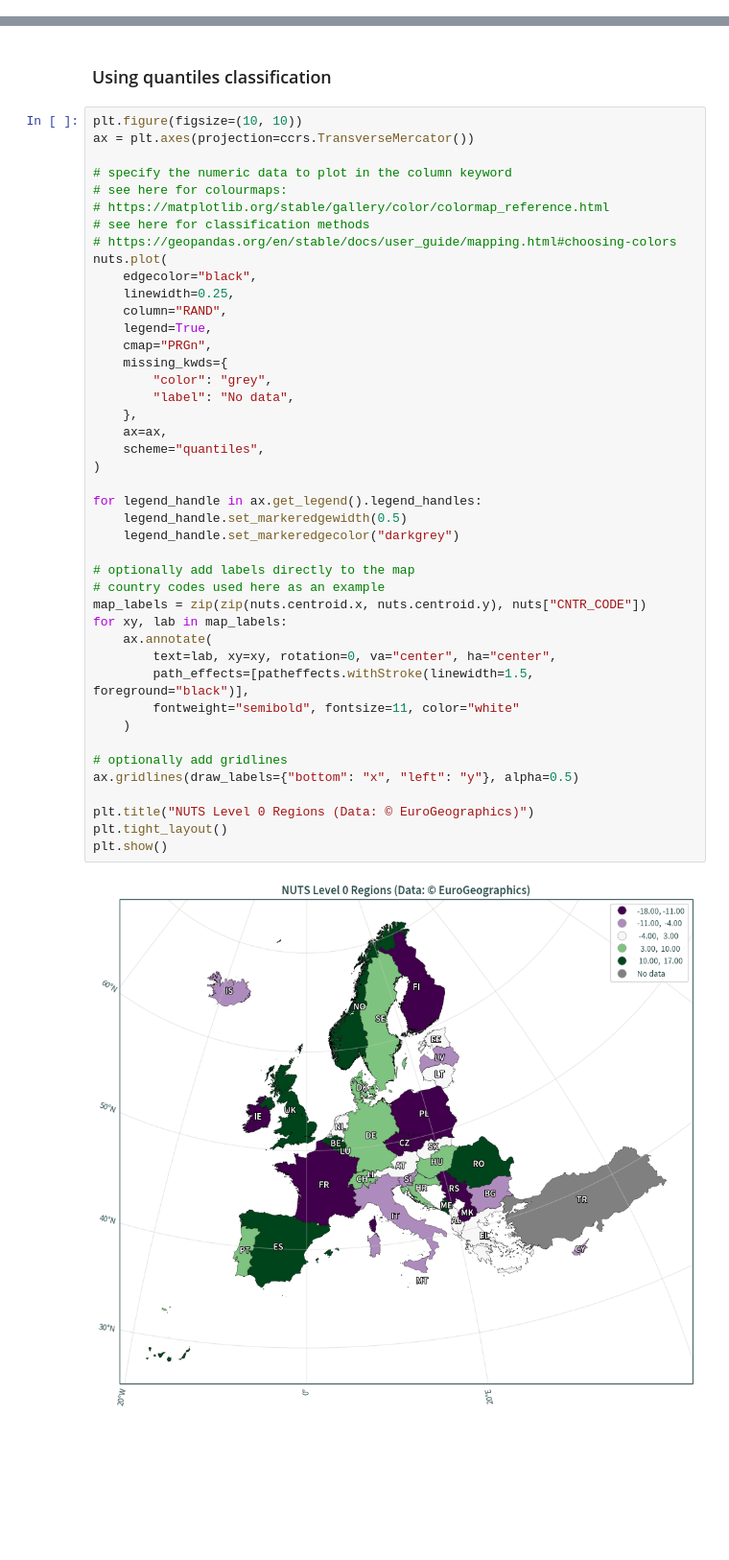
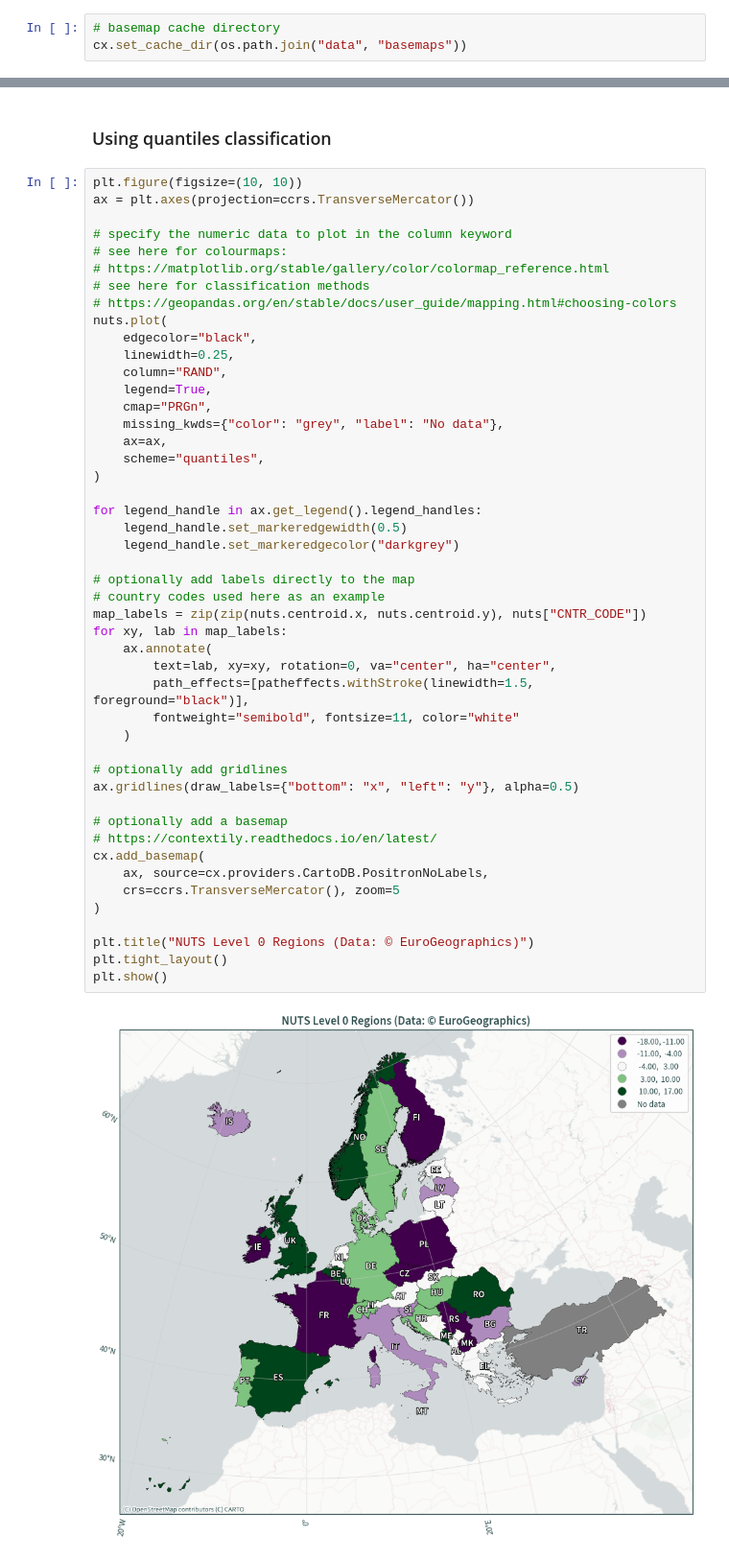
Before and after one commit to nmstreethran/charts, a Jupyter notebook: docs/python/geopandas_polygon.ipynb, the cells around one changed output, grey strips where cells are left out. Shown at 96% size. Saved outputs shown, nothing was run; the diff lists cells and outputs as text; blank space fills up the shorter version.

```diff
--- a/docs/python/geopandas_polygon.ipynb
+++ b/docs/python/geopandas_polygon.ipynb
@@ -26,3 +28,6 @@ import matplotlib.patches as mpatches
+# %%
+# basemap cache directory
+cx.set_cache_dir(os.path.join("data", "basemaps"))
 # %% [markdown]
 ## Data
 # %%
@@ -180,35 +190,39 @@ nuts.plot(
     edgecolor="black",
     linewidth=0.25,
     column="RAND",
     legend=True,
     cmap="PRGn",
-    missing_kwds={
-        "color": "grey",
-        "label": "No data",
-    },
+    missing_kwds={"color": "grey", "label": "No data"},
     ax=ax,
     scheme="quantiles",
 )
 
 for legend_handle in ax.get_legend().legend_handles:
     legend_handle.set_markeredgewidth(0.5)
     legend_handle.set_markeredgecolor("darkgrey")
 
 # optionally add labels directly to the map
 # country codes used here as an example
 map_labels = zip(zip(nuts.centroid.x, nuts.centroid.y), nuts["CNTR_CODE"])
 for xy, lab in map_labels:
     ax.annotate(
         text=lab, xy=xy, rotation=0, va="center", ha="center",
         path_effects=[patheffects.withStroke(linewidth=1.5, foreground="black")],
         fontweight="semibold", fontsize=11, color="white"
     )
 
 # optionally add gridlines
 ax.gridlines(draw_labels={"bottom": "x", "left": "y"}, alpha=0.5)
 
+# optionally add a basemap
+# https://contextily.readthedocs.io/en/latest/
+cx.add_basemap(
+    ax, source=cx.providers.CartoDB.PositronNoLabels,
+    crs=ccrs.TransverseMercator(), zoom=5
+)
+
 plt.title("NUTS Level 0 Regions (Data: © EuroGeographics)")
 plt.tight_layout()
 plt.show()
 # %% [output]
-[figure, old version]
+[figure, new version]
```
Also changed, not shown: parts of 4 cells of this notebook, 1 other file.
